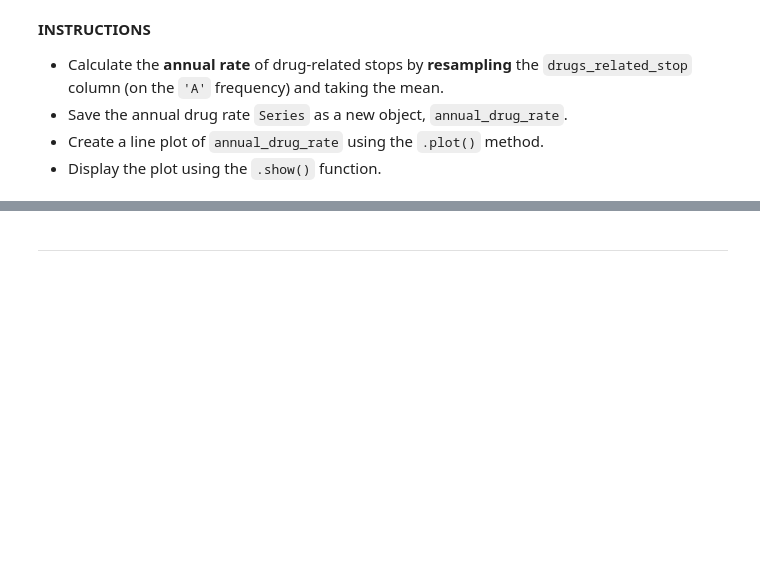
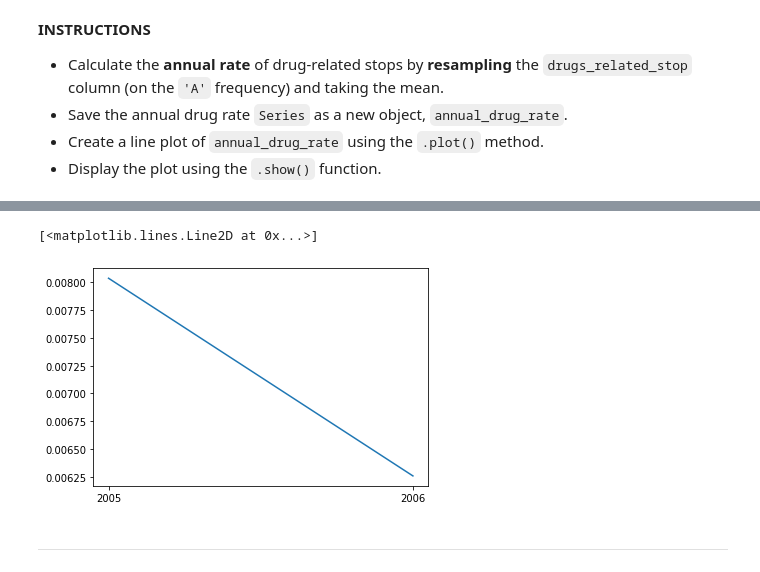
Before and after one commit to E2294-Selcuk/data_science_course-2020, a Jupyter notebook: 1-projects/01-EU_DS_DAPy_M1-(TrafficPoliceStops)/03-visual-exploratory-data-analysis(Student).ipynb, the cells around one changed output, grey strips where cells are left out. Saved outputs shown, nothing was run; the diff lists cells and outputs as text; code cells hidden in the pictures; blank space fills up the shorter version.

```diff
--- a/1-projects/01-EU_DS_DAPy_M1-(TrafficPoliceStops)/03-visual-exploratory-data-analysis(Student).ipynb
+++ b/1-projects/01-EU_DS_DAPy_M1-(TrafficPoliceStops)/03-visual-exploratory-data-analysis(Student).ipynb
@@ -110,0 +101,2 @@ ri.groupby("stop_time", "driver_gender")[["is_arrested"]].count()
+# %%
+ri["hourly_arrest_rate"] = a
@@ -110,0 +143,2 @@ ri.groupby("stop_time", "driver_gender")[["is_arrested"]].count()
+# %%
+ri["hourly_arrest_rate"]=ri["hourly_arrest_rate"].apply(lambda x : a.apply(lambda b: b=x))
@@ -172,3 +186,8 @@ The Boolean column ``drugs_related_stop`` indicates whether drugs were found dur
 *   Save the annual drug rate ``Series`` as a new object, ``annual_drug_rate``.
 *   Create a line plot of ``annual_drug_rate`` using the ``.plot()`` method.
 *   Display the plot using the ``.show()`` function.
+# %%
+ri["year"] = ri.index
+ri["year"] = ri.year.apply(lambda x : x[0:4])
+aa=(ri.groupby("year")[["drugs_related_stop"]].mean())["drugs_related_stop"]
+aa
@@ -175,3 +215,8 @@ The Boolean column ``drugs_related_stop`` indicates whether drugs were found dur
+# %%
+plt.plot(aa)
+# %% [output]
+[<matplotlib.lines.Line2D at 0x...>]
+[figure, added]
 # %% [markdown]
 ***
 # %% [markdown]
```
Also changed, not shown: parts of 24 cells of this notebook, 2 other files.
